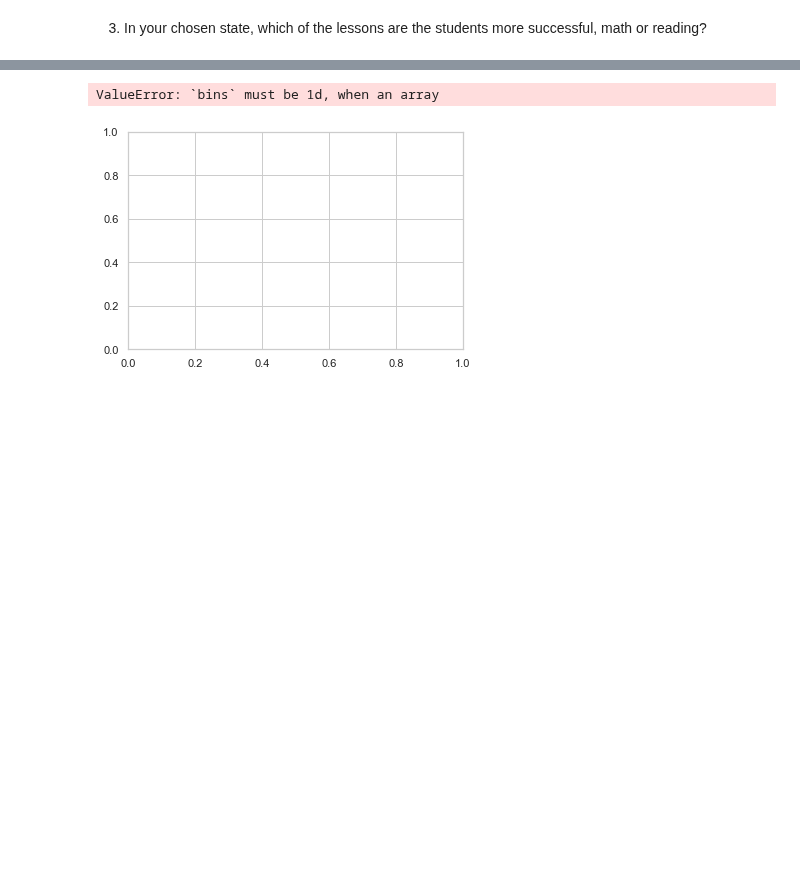
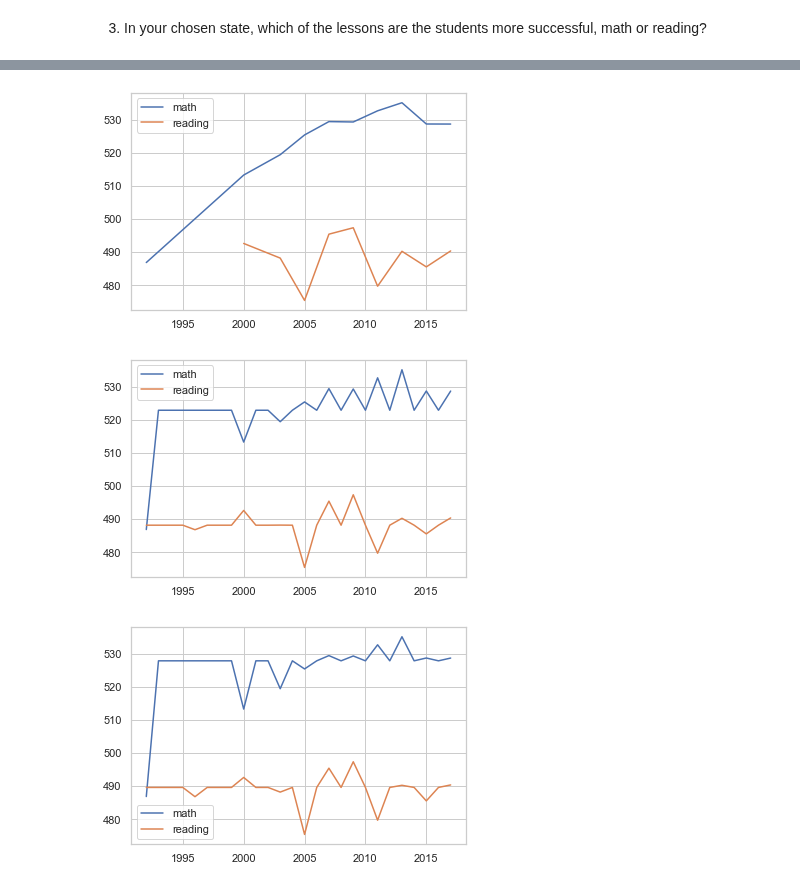
Before and after one commit to DJGump/module-work-DSI06, a Jupyter notebook: week6-dgump/Assignments/14_5_assignment_dgump_DSI06.ipynb, the cells around one changed output, grey strips where cells are left out. Cells and saved outputs as stored; diff of their text form; code cells hidden in the pictures; blank space fills up the shorter version.

```diff
--- a/week6-dgump/Assignments/14_5_assignment_dgump_DSI06.ipynb
+++ b/week6-dgump/Assignments/14_5_assignment_dgump_DSI06.ipynb
@@ -175,18 +175,19 @@ oh_df["combined_reading_median"] = oh_df["AVG_READING_4_SCORE"].fillna(
 # %% [output]
 [interactive output not drawn]
 # %%
-plt.hist(oh_df["YEAR"], oh_df[["combined_math_linear", "combined_reading_linear"]])
+plt.plot(oh_df["YEAR"], oh_df[["combined_math_linear", "combined_reading_linear"]])
 plt.legend(["math", "reading"])
 plt.show()
 
 plt.plot(oh_df["YEAR"], oh_df[["combined_math_mean", "combined_reading_mean"]])
 plt.legend(["math", "reading"])
 plt.show()
 
 plt.plot(oh_df["YEAR"], oh_df[["combined_math_median", "combined_reading_median"]])
 plt.legend(["math", "reading"])
 plt.show()
 # %% [output]
-ValueError: `bins` must be 1d, when an array
-[figure, old version]
+[figure, new version]
+[figure, added]
+[figure, added]
 [interactive output not drawn]
```
Also changed, not shown: parts of 3 cells of this notebook, 1 other file.
